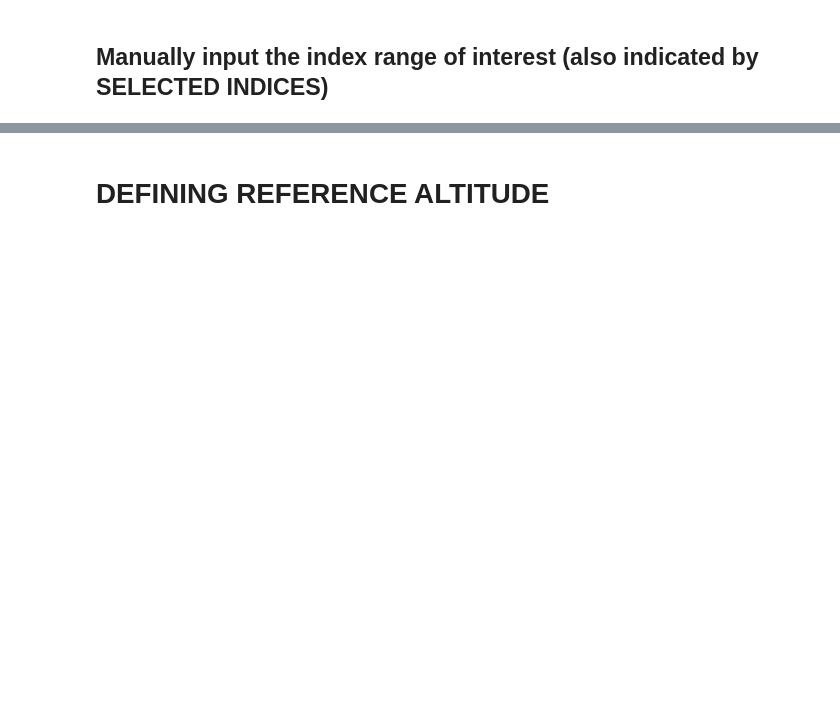
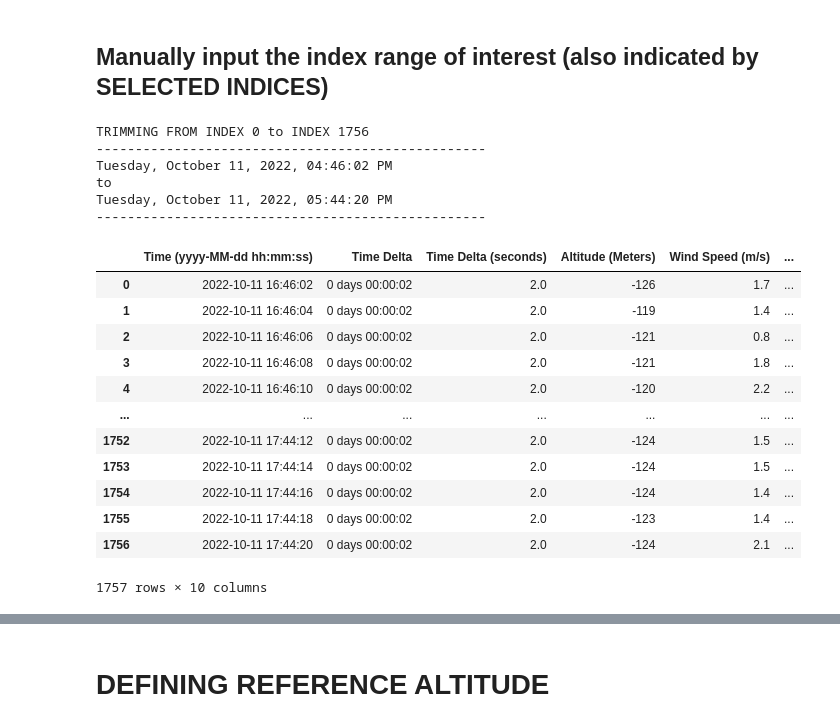
Before and after one commit to underthepier/ADAPTOR, a Jupyter notebook: ADAPTOR - Preprocessor - Google Colab Version.ipynb, the cells around one changed output, grey strips where cells are left out. Saved outputs shown, nothing was run; the diff lists cells and outputs as text; code cells hidden in the pictures; blank space fills up the shorter version.

```diff
--- a/ADAPTOR - Preprocessor - Google Colab Version.ipynb
+++ b/ADAPTOR - Preprocessor - Google Colab Version.ipynb
@@ -819,7 +911,7 @@ show(column(layout1, layout2))
 #@title Click play after inputting the index range {display-mode: "form"}
 
 start_index = 0 #@param {type: "integer"}
-end_index = 1767 #@param {type: "integer"}
+end_index = 1756 #@param {type: "integer"}
 
 #############################################################################
 
@@ -845,31 +937,51 @@ else:
 
     #TODO PUT INTO A FUNCTION
     trimmedvalues2 = ColumnDataSource(data=dict(
         index = df_trim.index,
         time = df_trim[date],
         alt = df_trim[alt],
         windspeed = df_trim[windspeed],
     ))
 
     timeylabels = [alt, windspeed]
     timeysourceskeys = ["alt", "windspeed"]
     time_series_options = dict(tools=[hover_timeseries, "pan, wheel_zoom, box_select, tap, reset"], plot_width=700, plot_height=300)
     p1, p2 = figure(), figure()
     timefigures = [p1, p2]
 
     for f, g, l, key in zip(timefigures, timegraphs, timeylabels, timeysourceskeys):
         i = timefigures.index(f)
         f = figure(title=g, x_range=timefigures[0].x_range, x_axis_label = "Time", y_axis_label=l, x_axis_type = "datetime", **time_series_options)
         f.title.text_color = timegraphs[g]
         f.yaxis.axis_label_text_color = timegraphs[g]
         f.yaxis.major_label_text_color = timegraphs[g]
         f.yaxis.axis_line_color = timegraphs[g]
         f.xaxis.formatter=DatetimeTickFormatter(
             hours="%I:%M:%S %p",
             minutes="%I:%M:%S %p")
         #f.background_fill_color = (204, 255, 255)
         timefigures[i] = f
         f.line("time", key, color=timegraphs[g], hover_color=hovercolor, source=trimmedvalues2)
-        f.circle("time", key, color=timegraphs[g], hover_color=hovercolor, source=trimmedvalues2)
+        f.circle("time", key, color=timegraphs[g], hover_color=hovercolor, size = 2, source=trimmedvalues2)
 
     show(column(timefigures[0:2]))
+# %% [output]
+TRIMMING FROM INDEX 0 to INDEX 1756
+--------------------------------------------------
+Tuesday, October 11, 2022, 04:46:02 PM
+to
+Tuesday, October 11, 2022, 05:44:20 PM
+--------------------------------------------------
+|  | Time (yyyy-MM-dd hh:mm:ss) | Time Delta | Time Delta (seconds) | Altitude (Meters) | Wind Speed (m/s) | ... |
+| 0 | 2022-10-11 16:46:02 | 0 days 00:00:02 | 2.0 | -126 | 1.7 | ... |
+| 1 | 2022-10-11 16:46:04 | 0 days 00:00:02 | 2.0 | -119 | 1.4 | ... |
+| 2 | 2022-10-11 16:46:06 | 0 days 00:00:02 | 2.0 | -121 | 0.8 | ... |
+| 3 | 2022-10-11 16:46:08 | 0 days 00:00:02 | 2.0 | -121 | 1.8 | ... |
+| 4 | 2022-10-11 16:46:10 | 0 days 00:00:02 | 2.0 | -120 | 2.2 | ... |
+| ... | ... | ... | ... | ... | ... | ... |
+| 1752 | 2022-10-11 17:44:12 | 0 days 00:00:02 | 2.0 | -124 | 1.5 | ... |
+| 1753 | 2022-10-11 17:44:14 | 0 days 00:00:02 | 2.0 | -124 | 1.5 | ... |
+| 1754 | 2022-10-11 17:44:16 | 0 days 00:00:02 | 2.0 | -124 | 1.4 | ... |
+| 1755 | 2022-10-11 17:44:18 | 0 days 00:00:02 | 2.0 | -123 | 1.4 | ... |
+| 1756 | 2022-10-11 17:44:20 | 0 days 00:00:02 | 2.0 | -124 | 2.1 | ... |
+1757 rows × 10 columns
```
Also changed, not shown: parts of 18 cells of this notebook.
